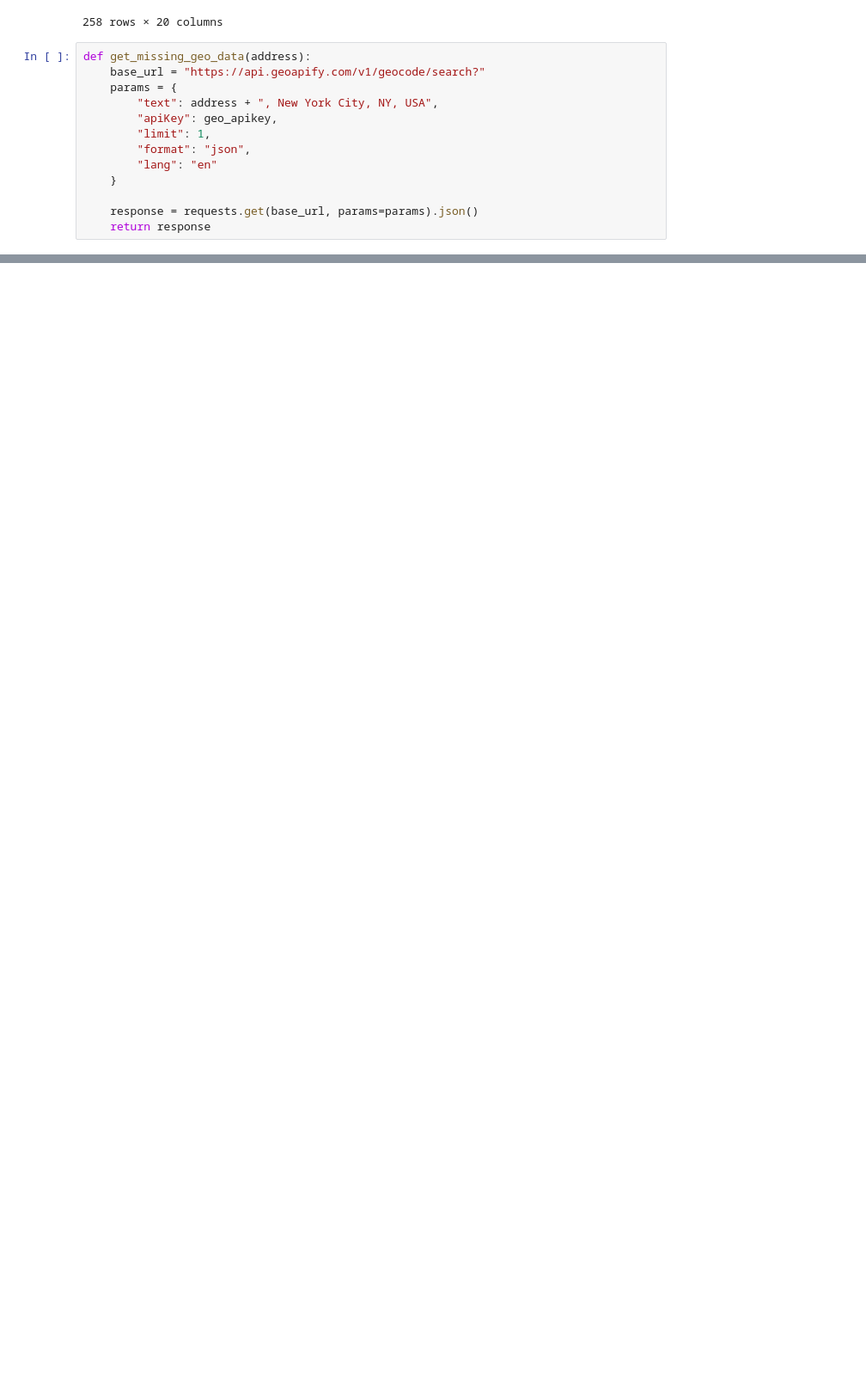
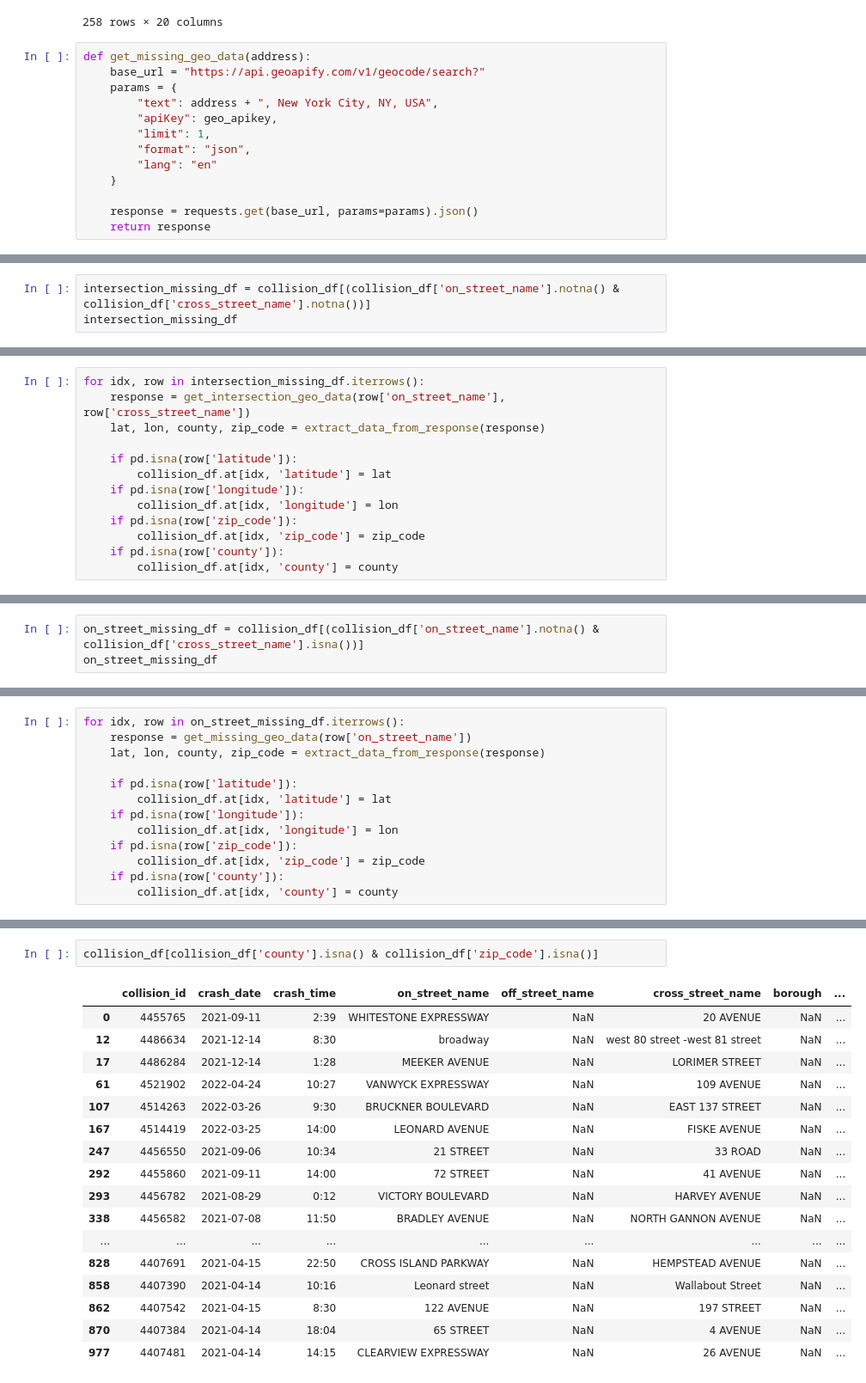
Before and after one commit to ReiannaLiu/MotorVehicleCollision, a Jupyter notebook: data_cleaning_process/collision_geo_data_cleaning.ipynb, the cells around one changed output, grey strips where cells are left out. Shown at 86% size. Saved outputs shown, nothing was run; the diff lists cells and outputs as text; blank space fills up the shorter version.

```diff
--- a/data_cleaning_process/collision_geo_data_cleaning.ipynb
+++ b/data_cleaning_process/collision_geo_data_cleaning.ipynb
@@ -72,0 +102,3 @@ for idx, row in off_street_missing_data.iterrows():
+# %%
+intersection_missing_df = collision_df[(collision_df['on_street_name'].notna() & collision_df['cross_street_name'].notna())]
+intersection_missing_df
@@ -72,0 +119,13 @@ for idx, row in off_street_missing_data.iterrows():
+# %%
+for idx, row in intersection_missing_df.iterrows():
+    response = get_intersection_geo_data(row['on_street_name'], row['cross_street_name'])
+    lat, lon, county, zip_code = extract_data_from_response(response)
+
+    if pd.isna(row['latitude']):
+        collision_df.at[idx, 'latitude'] = lat
+    if pd.isna(row['longitude']):
+        collision_df.at[idx, 'longitude'] = lon
+    if pd.isna(row['zip_code']):
+        collision_df.at[idx, 'zip_code'] = zip_code
+    if pd.isna(row['county']):
+        collision_df.at[idx, 'county'] = county
@@ -72,0 +141,3 @@ for idx, row in off_street_missing_data.iterrows():
+# %%
+on_street_missing_df = collision_df[(collision_df['on_street_name'].notna() & collision_df['cross_street_name'].isna())]
+on_street_missing_df
@@ -72,0 +158,13 @@ for idx, row in off_street_missing_data.iterrows():
+# %%
+for idx, row in on_street_missing_df.iterrows():
+    response = get_missing_geo_data(row['on_street_name'])
+    lat, lon, county, zip_code = extract_data_from_response(response)
+
+    if pd.isna(row['latitude']):
+        collision_df.at[idx, 'latitude'] = lat
+    if pd.isna(row['longitude']):
+        collision_df.at[idx, 'longitude'] = lon
+    if pd.isna(row['zip_code']):
+        collision_df.at[idx, 'zip_code'] = zip_code
+    if pd.isna(row['county']):
+        collision_df.at[idx, 'county'] = county
@@ -72,0 +180,20 @@ for idx, row in off_street_missing_data.iterrows():
+# %%
+collision_df[collision_df['county'].isna() & collision_df['zip_code'].isna()]
+# %% [output]
+|  | collision_id | crash_date | crash_time | on_street_name | off_street_name | cross_street_name | borough | ... |
+| 0 | 4455765 | 2021-09-11 | 2:39 | WHITESTONE EXPRESSWAY | NaN | 20 AVENUE | NaN | ... |
+| 12 | 4486634 | 2021-12-14 | 8:30 | broadway | NaN | west 80 street -west 81 street | NaN | ... |
+| 17 | 4486284 | 2021-12-14 | 1:28 | MEEKER AVENUE | NaN | LORIMER STREET | NaN | ... |
+| 61 | 4521902 | 2022-04-24 | 10:27 | VANWYCK EXPRESSWAY | NaN | 109 AVENUE | NaN | ... |
+| 107 | 4514263 | 2022-03-26 | 9:30 | BRUCKNER BOULEVARD | NaN | EAST 137 STREET | NaN | ... |
+| 167 | 4514419 | 2022-03-25 | 14:00 | LEONARD AVENUE | NaN | FISKE AVENUE | NaN | ... |
+| 247 | 4456550 | 2021-09-06 | 10:34 | 21 STREET | NaN | 33 ROAD | NaN | ... |
+| 292 | 4455860 | 2021-09-11 | 14:00 | 72 STREET | NaN | 41 AVENUE | NaN | ... |
+| 293 | 4456782 | 2021-08-29 | 0:12 | VICTORY BOULEVARD | NaN | HARVEY AVENUE | NaN | ... |
+| 338 | 4456582 | 2021-07-08 | 11:50 | BRADLEY AVENUE | NaN | NORTH GANNON AVENUE | NaN | ... |
+| ... | ... | ... | ... | ... | ... | ... | ... | ... |
+| 828 | 4407691 | 2021-04-15 | 22:50 | CROSS ISLAND PARKWAY | NaN | HEMPSTEAD AVENUE | NaN | ... |
+| 858 | 4407390 | 2021-04-14 | 10:16 | Leonard street | NaN | Wallabout Street | NaN | ... |
+| 862 | 4407542 | 2021-04-15 | 8:30 | 122 AVENUE | NaN | 197 STREET | NaN | ... |
+| 870 | 4407384 | 2021-04-14 | 18:04 | 65 STREET | NaN | 4 AVENUE | NaN | ... |
+| 977 | 4407481 | 2021-04-14 | 14:15 | CLEARVIEW EXPRESSWAY | NaN | 26 AVENUE | NaN | ... |
```
Also changed, not shown: parts of 30 cells of this notebook, 2 other files.
